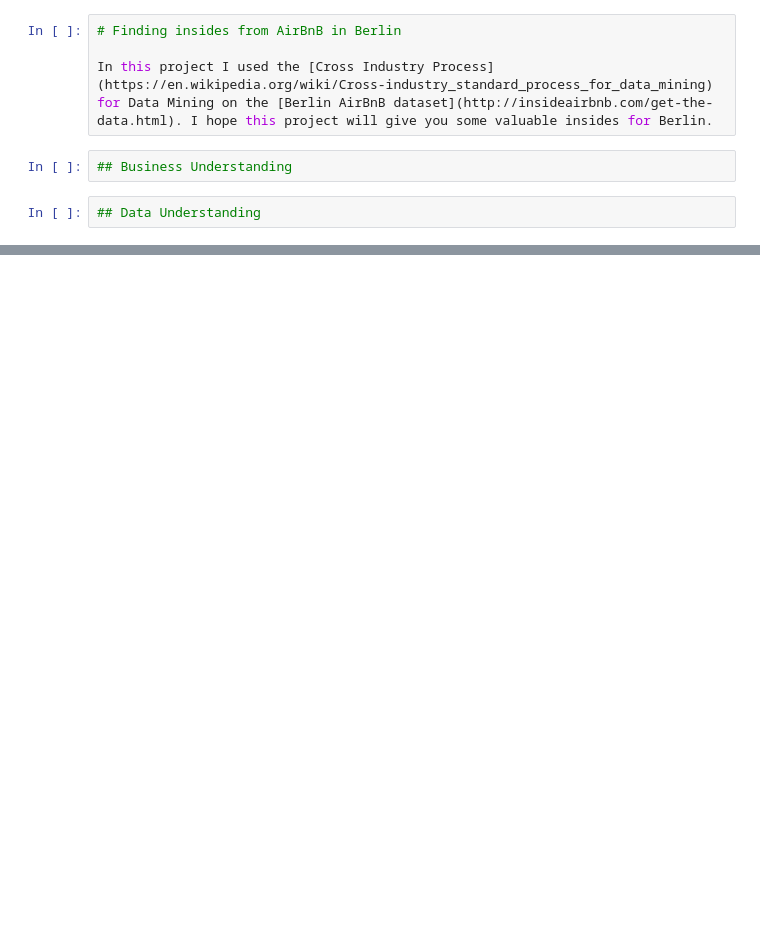
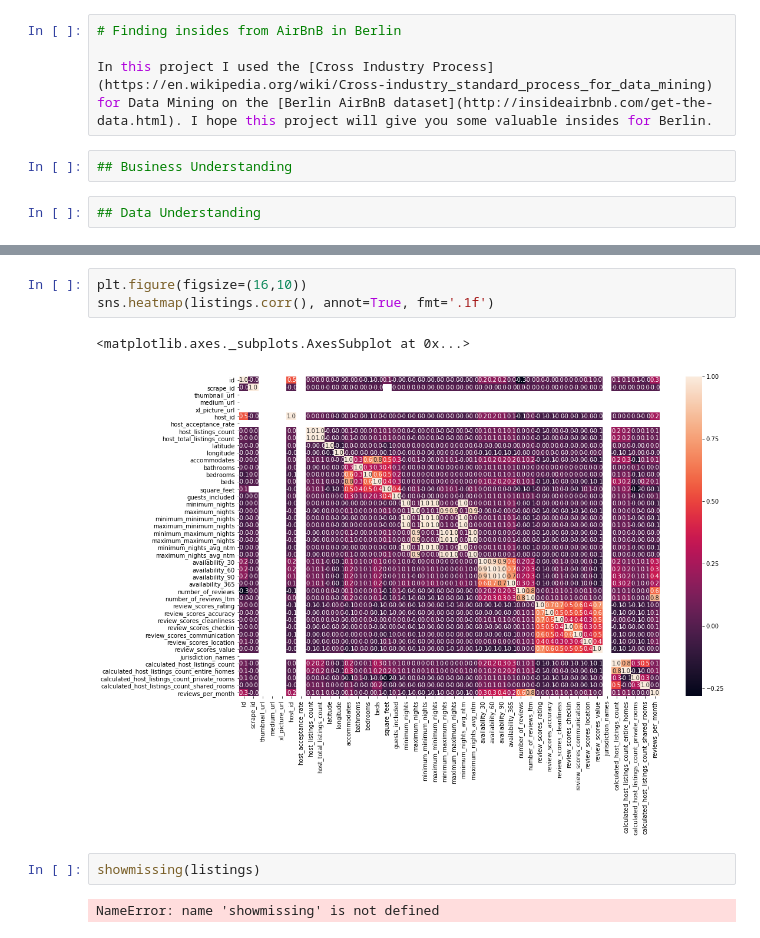
Before and after one commit to ibeketov/EnterpriseDataScientist, a Jupyter notebook: test.ipynb, the cells around one changed output, grey strips where cells are left out. Drawn from its saved outputs; the diff is of its cells as text; blank space fills up the shorter version.

```diff
--- a/test.ipynb
+++ b/test.ipynb
@@ -35,0 +106,10 @@ Listings_df.dtypes
+# %%
+plt.figure(figsize=(16,10))
+sns.heatmap(listings.corr(), annot=True, fmt='.1f')
+# %% [output]
+<matplotlib.axes._subplots.AxesSubplot at 0x...>
+[figure, added]
+# %%
+showmissing(listings)
+# %% [output]
+NameError: name 'showmissing' is not defined
```
Also changed, not shown: parts of 13 cells of this notebook, 2 other files.
